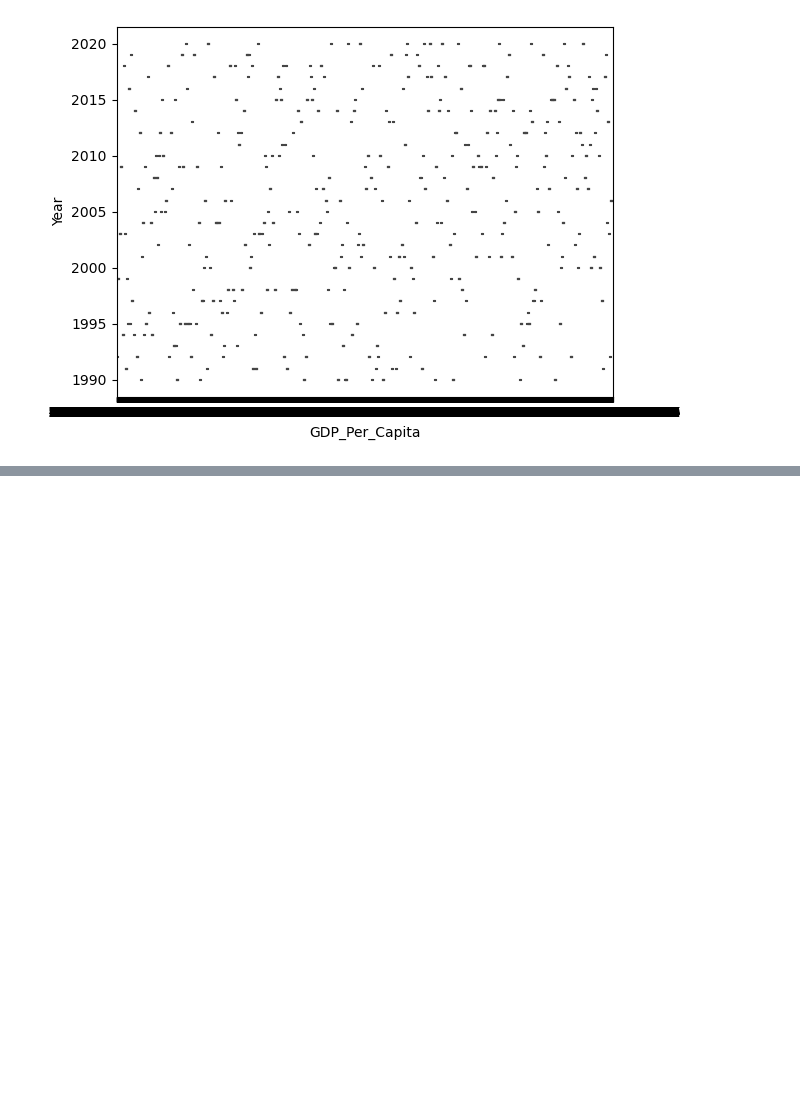
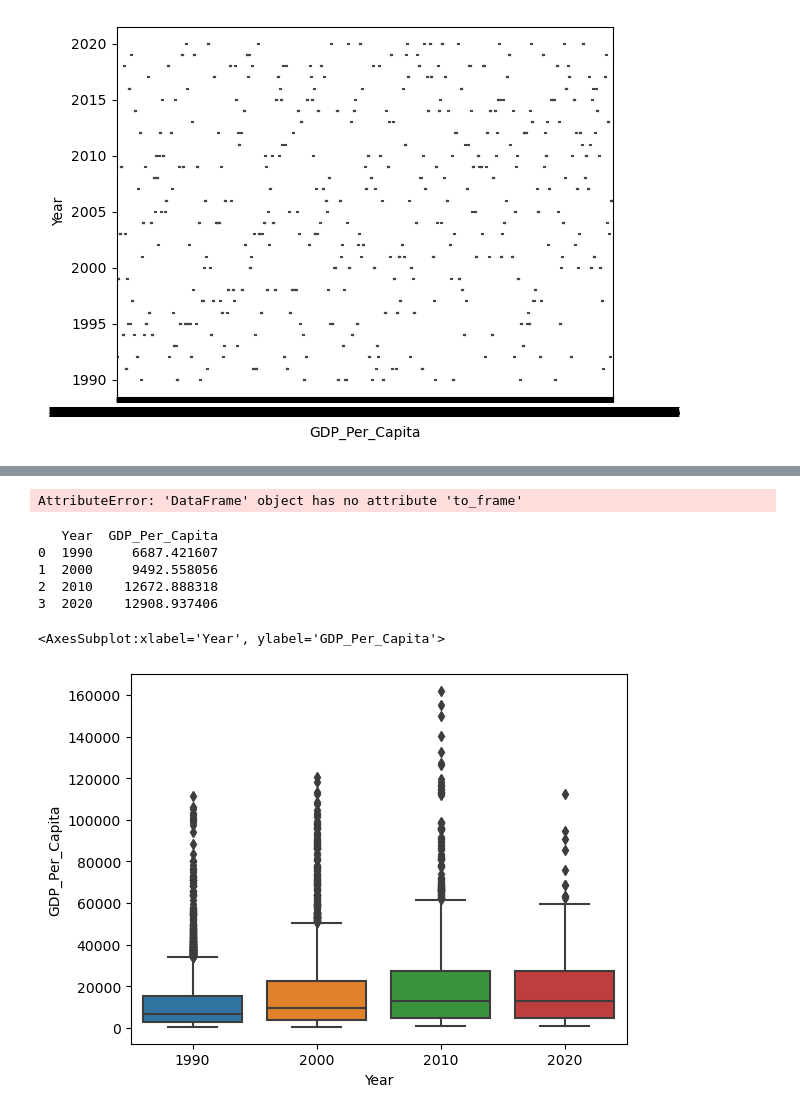
Before and after one commit to NSS-Full-Time-Data-Analytics-11/un-project-evan-dallas01, a Jupyter notebook: UN Dataset.ipynb, the cells around one changed output, grey strips where cells are left out. Saved outputs shown, nothing was run; the diff lists cells and outputs as text; code cells hidden in the pictures; blank space fills up the shorter version.

```diff
--- a/UN Dataset.ipynb
+++ b/UN Dataset.ipynb
@@ -108,0 +134,4 @@ sns.boxplot( x=gdp_df["GDP_Per_Capita"], y=gdp_df["Year"] )
+# %%
+decades_gdp=decades_gdp.to_frame()
+# %% [output]
+AttributeError: 'DataFrame' object has no attribute 'to_frame'
@@ -108,0 +140,13 @@ sns.boxplot( x=gdp_df["GDP_Per_Capita"], y=gdp_df["Year"] )
+# %%
+print(decades_gdp)
+# %% [output]
+   Year  GDP_Per_Capita
+0  1990     6687.421607
+1  2000     9492.558056
+2  2010    12672.888318
+3  2020    12908.937406
+# %%
+sns.boxplot(x=gdp_df['Year'], y=gdp_df['GDP_Per_Capita'])
+# %% [output]
+<AxesSubplot:xlabel='Year', ylabel='GDP_Per_Capita'>
+[figure, added]
```
Also changed, not shown: parts of 16 cells of this notebook.
